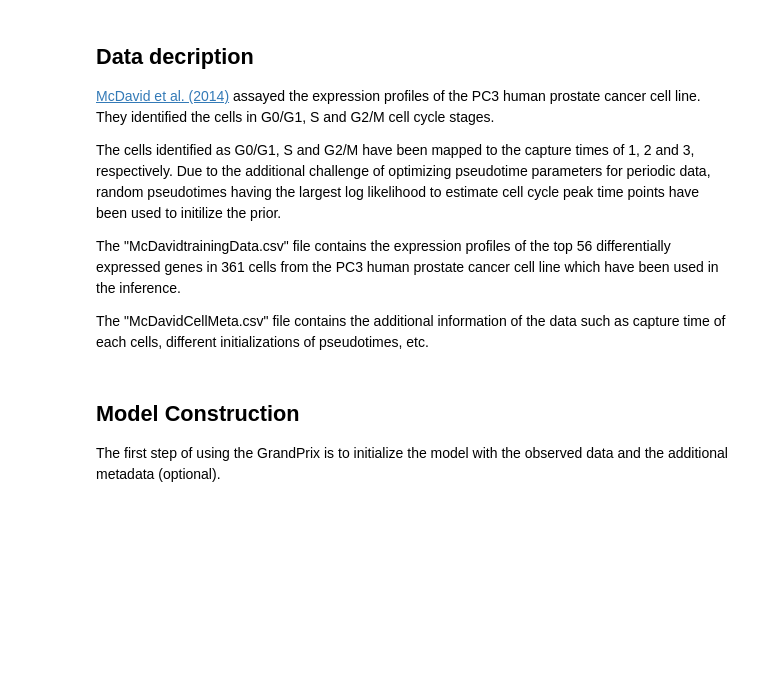
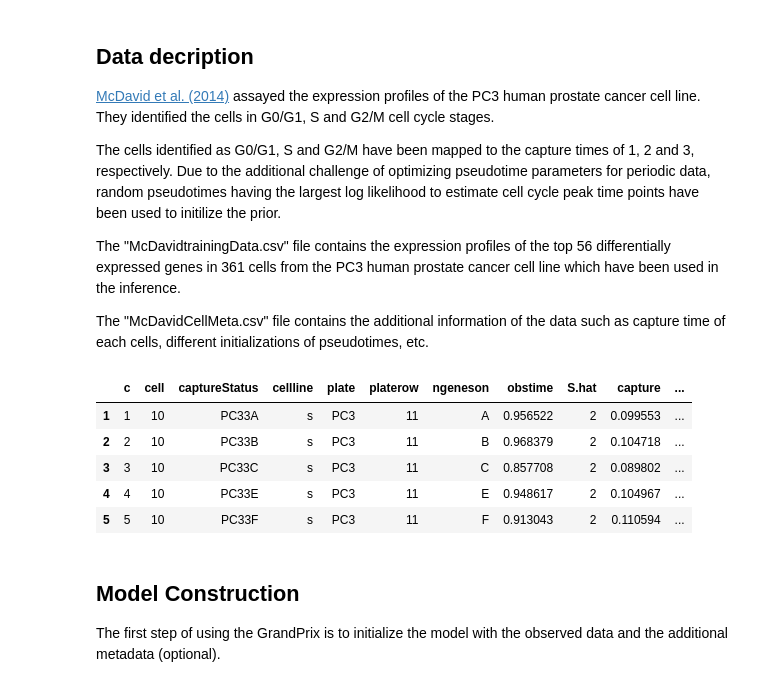
Before and after one commit to ManchesterBioinference/GrandPrix, a Jupyter notebook: McDavid.ipynb, the cells around one changed output. Saved outputs shown, nothing was run; the diff lists cells and outputs as text; code cells hidden in the pictures; blank space fills up the shorter version.

```diff
--- a/McDavid.ipynb
+++ b/McDavid.ipynb
@@ -19,3 +19,6 @@ The cells identified as G0/G1, S and G2/M have been mapped to the capture times
 The "McDavidtrainingData.csv" file contains the expression profiles of the top 56 differentially expressed genes in 361 cells from the PC3 human prostate cancer cell line which have been used in the inference.
 
 The "McDavidCellMeta.csv" file contains the additional information of the data such as capture time of each cells, different initializations of pseudotimes, etc.
+# %%
+Y = pd.read_csv('data/McDavid/McDavidtrainingData.csv', index_col=[0]).T
+mData = pd.read_csv('data/McDavid/McDavidCellMeta.csv', index_col=[0])
@@ -22,3 +27,12 @@ The "McDavidCellMeta.csv" file contains the additional information of the data s
+# %%
+mData.head()
+# %% [output]
+|  | c | cell | captureStatus | cellline | plate | platerow | ngeneson | obstime | S.hat | capture | ... |
+| 1 | 1 | 10 | PC33A | s | PC3 | 11 | A | 0.956522 | 2 | 0.099553 | ... |
+| 2 | 2 | 10 | PC33B | s | PC3 | 11 | B | 0.968379 | 2 | 0.104718 | ... |
+| 3 | 3 | 10 | PC33C | s | PC3 | 11 | C | 0.857708 | 2 | 0.089802 | ... |
+| 4 | 4 | 10 | PC33E | s | PC3 | 11 | E | 0.948617 | 2 | 0.104967 | ... |
+| 5 | 5 | 10 | PC33F | s | PC3 | 11 | F | 0.913043 | 2 | 0.110594 | ... |
 # %% [markdown]
 ## Model Construction
 The first step of using the GrandPrix is to initialize the model with the observed data and the additional metadata (optional).
```
Also changed, not shown: parts of 16 cells of this notebook, 4 other files.
